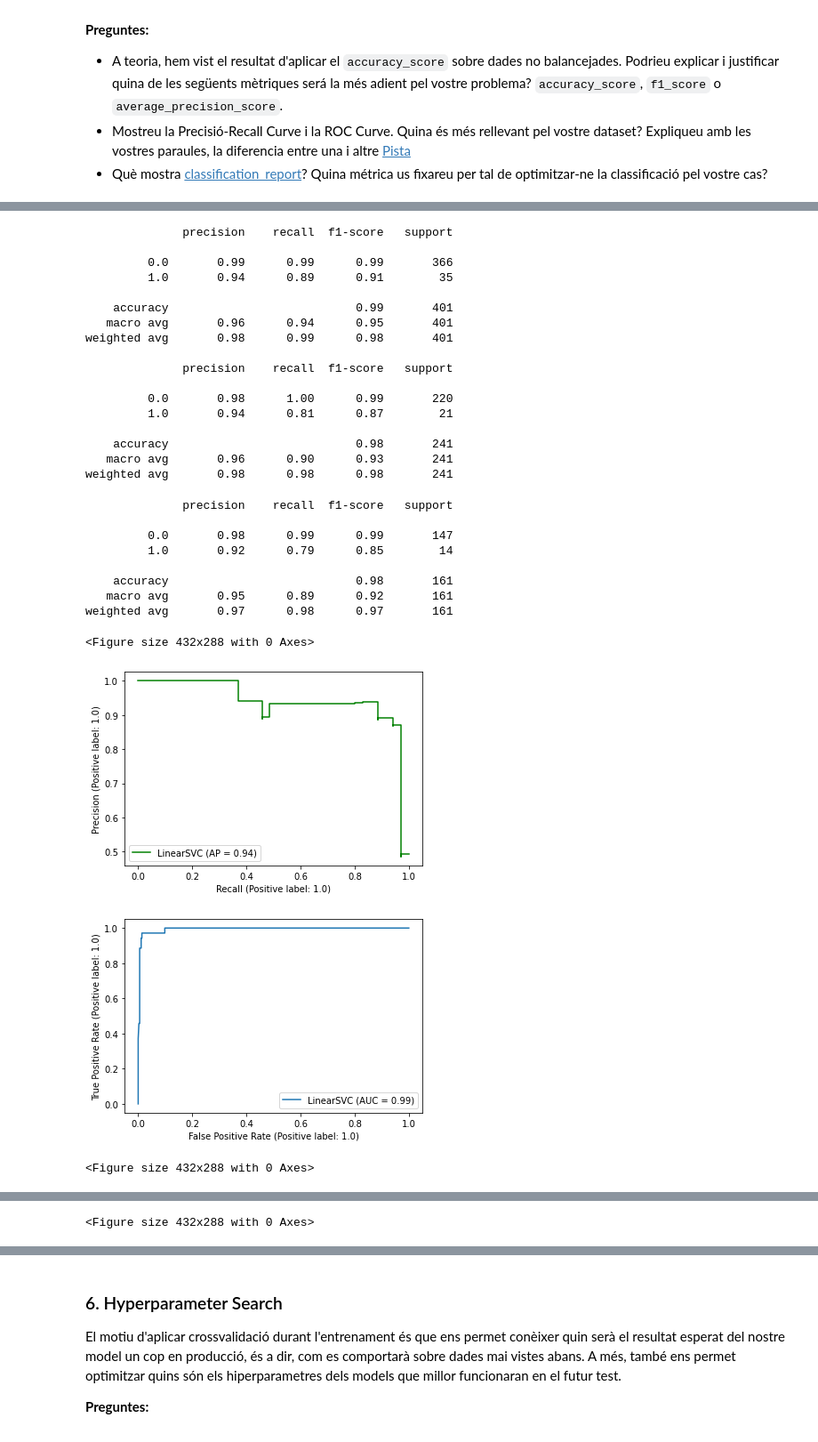
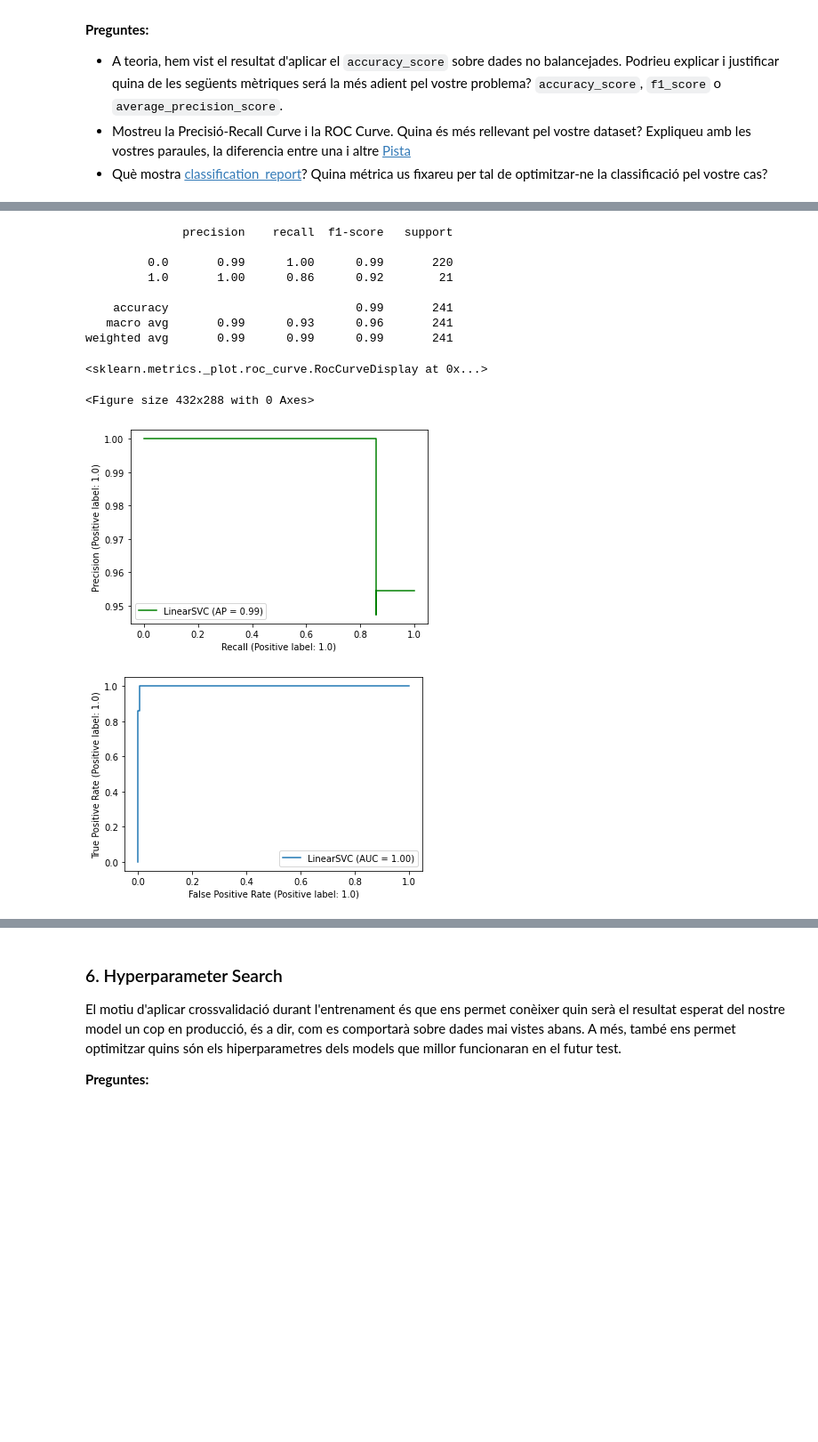
Before and after one commit to guillermoraya/Practica-2-APC, a Jupyter notebook: Practica2-Classificacio2022MATCAD.ipynb, the cells around one changed output, grey strips where cells are left out. Shown at 89% size. Saved outputs shown, nothing was run; the diff lists cells and outputs as text; code cells hidden in the pictures; blank space fills up the shorter version.

```diff
--- a/Practica2-Classificacio2022MATCAD.ipynb
+++ b/Practica2-Classificacio2022MATCAD.ipynb
@@ -1175,13 +803,12 @@ weighted avg       0.99      0.99      0.99       161
 # %%
-for part in particions:
-    x_t, x_v, y_t, y_v = train_test_split(X_scaled, y, train_size=part, stratify=y)
-    #SVC rbf
-    svc = svm.SVC(C=C_SVM_rbf, kernel='rbf', gamma=0.9, probability=True)
+x_t, x_v, y_t, y_v = train_test_split(X_scaled, y, train_size=part, stratify=y)
+#SVC rbf
+svc = svm.SVC(C=C_SVM_rbf, kernel='rbf', gamma=0.9, probability=True)
 
-    # l'entrenem
-    svc.fit(x_t, y_t)
-    print(metrics.classification_report(y_v, svc.predict(x_v)))
-    plt.figure()
-    metrics.plot_precision_recall_curve(svc,x_v,y_v, color='green')
-    metrics.plot_roc_curve(svc,x_v,y_v)
+# l'entrenem
+svc.fit(x_t, y_t)
+print(metrics.classification_report(y_v, svc.predict(x_v)))
+plt.figure()
+metrics.plot_precision_recall_curve(svc,x_v,y_v, color='green')
+metrics.plot_roc_curve(svc,x_v,y_v)
 # %% [output]
@@ -1214,41 +827,23 @@ weighted avg       0.99      0.99      0.99       161
 # %%
-for part in particions:
-    x_t, x_v, y_t, y_v = train_test_split(X_scaled, y, train_size=part, stratify=y)
-    #SVC Lineal
-    svcLin = svm.LinearSVC(C=C_SVM_Lin, max_iter=1000000)
-    svcLin.fit(x_t,y_t)
-    probs = svcLin.predict(x_v)
-    print(metrics.classification_report(y_v, probs))
-    plt.figure()
-    metrics.plot_precision_recall_curve(svcLin,x_v,y_v, color='green')
-    metrics.plot_roc_curve(svcLin,x_v,y_v)
+x_t, x_v, y_t, y_v = train_test_split(X_scaled, y, train_size=part, stratify=y)
+#SVC Lineal
+svcLin = svm.LinearSVC(C=C_SVM_Lin, max_iter=1000000)
+svcLin.fit(x_t,y_t)
+probs = svcLin.predict(x_v)
+print(metrics.classification_report(y_v, probs))
+plt.figure()
+metrics.plot_precision_recall_curve(svcLin,x_v,y_v, color='green')
+metrics.plot_roc_curve(svcLin,x_v,y_v)
 # %% [output]
               precision    recall  f1-score   support
 
-         0.0       0.99      0.99      0.99       366
-         1.0       0.94      0.89      0.91        35
+         0.0       0.99      1.00      0.99       220
+         1.0       1.00      0.86      0.92        21
 
-    accuracy                           0.99       401
-   macro avg       0.96      0.94      0.95       401
-weighted avg       0.98      0.99      0.98       401
-
-              precision    recall  f1-score   support
-
-         0.0       0.98      1.00      0.99       220
-         1.0       0.94      0.81      0.87        21
-
-    accuracy                           0.98       241
-   macro avg       0.96      0.90      0.93       241
-weighted avg       0.98      0.98      0.98       241
+    accuracy                           0.99       241
+   macro avg       0.99      0.93      0.96       241
+weighted avg       0.99      0.99      0.99       241
-              precision    recall  f1-score   support
-
-         0.0       0.98      0.99      0.99       147
-         1.0       0.92      0.79      0.85        14
-
-    accuracy                           0.98       161
-   macro avg       0.95      0.89      0.92       161
-weighted avg       0.97      0.98      0.97       161
+<sklearn.metrics._plot.roc_curve.RocCurveDisplay at 0x...>
 <Figure size 432x288 with 0 Axes>
-[figure, old version]
+[figure, new version]
-[figure, old version]
+[figure, new version]
-<Figure size 432x288 with 0 Axes>
@@ -1257 +849,0 @@ weighted avg       0.97      0.98      0.97       161
-<Figure size 432x288 with 0 Axes>
```
Also changed, not shown: parts of 41 cells of this notebook.
